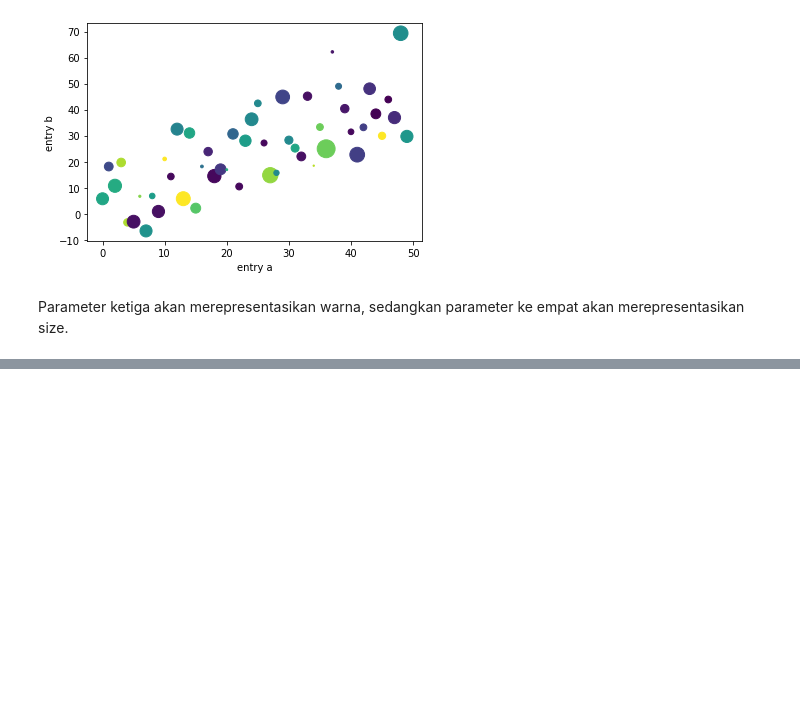
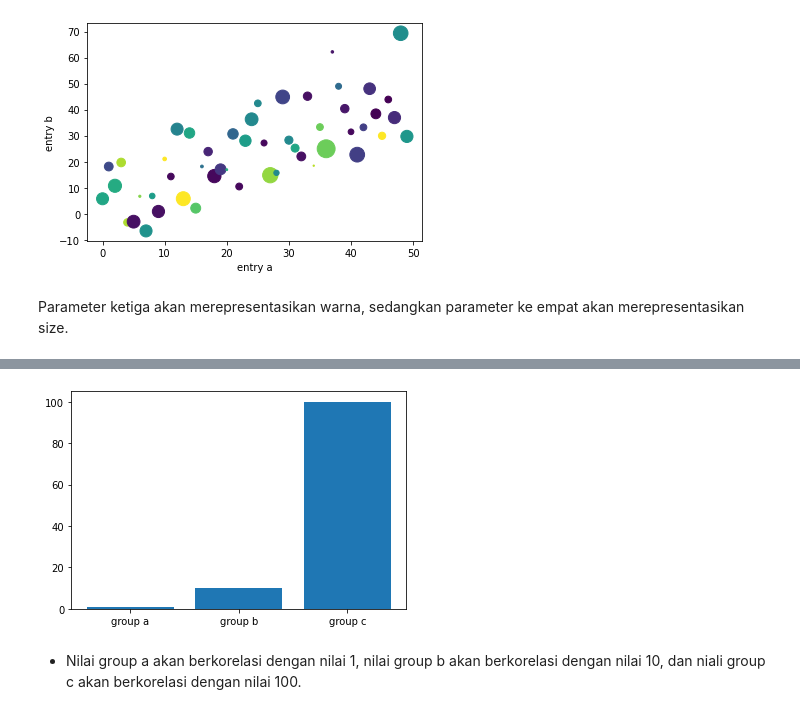
Before and after one commit to medievalgoose/matplotlib, a Jupyter notebook: Matplotlib-Week2.ipynb, the cells around one changed output, grey strips where cells are left out. Drawn from its saved outputs; the diff is of its cells as text; code cells hidden in the pictures; blank space fills up the shorter version.

```diff
--- a/Matplotlib-Week2.ipynb
+++ b/Matplotlib-Week2.ipynb
@@ -140,0 +160,7 @@ Parameter ketiga akan merepresentasikan warna, sedangkan parameter ke empat akan
+# %%
+plt.bar(names, values)
+plt.show()
+# %% [output]
+[figure, added]
+# %% [markdown]
+* Nilai group a akan berkorelasi dengan nilai 1, nilai group b akan berkorelasi dengan nilai 10, dan niali group c akan berkorelasi dengan nilai 100.
```
Also changed, not shown: parts of 6 cells of this notebook.
